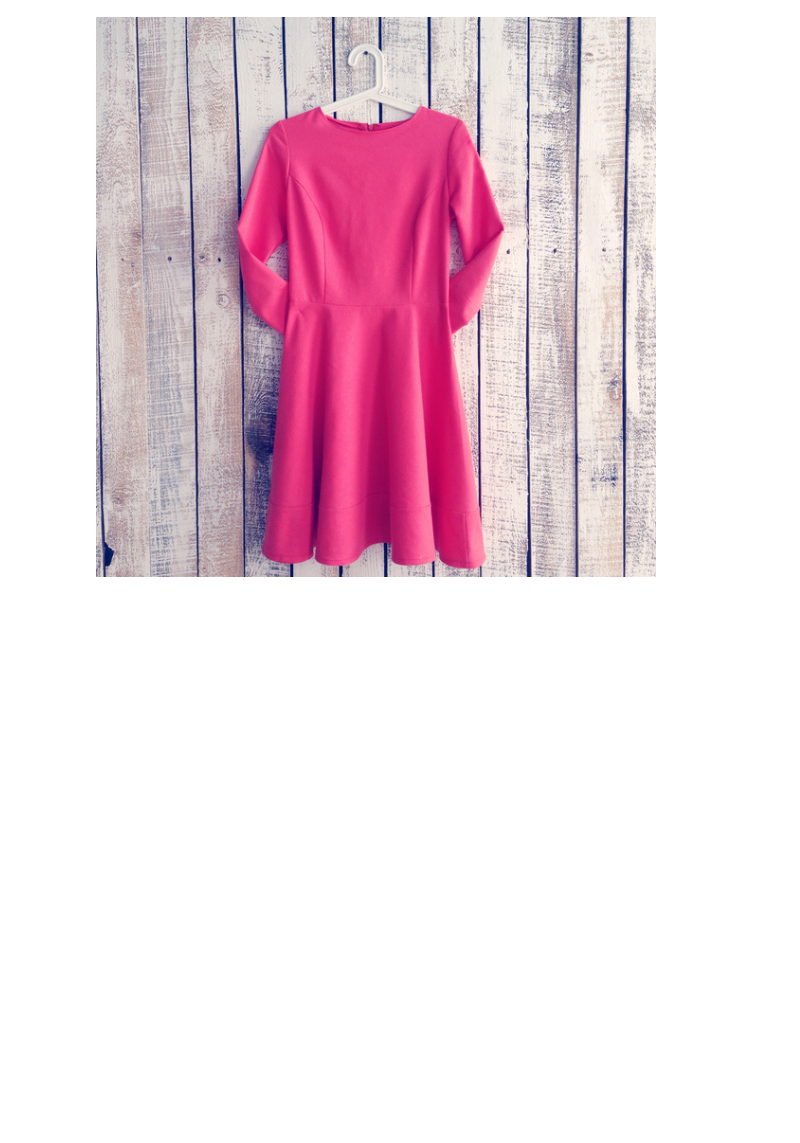
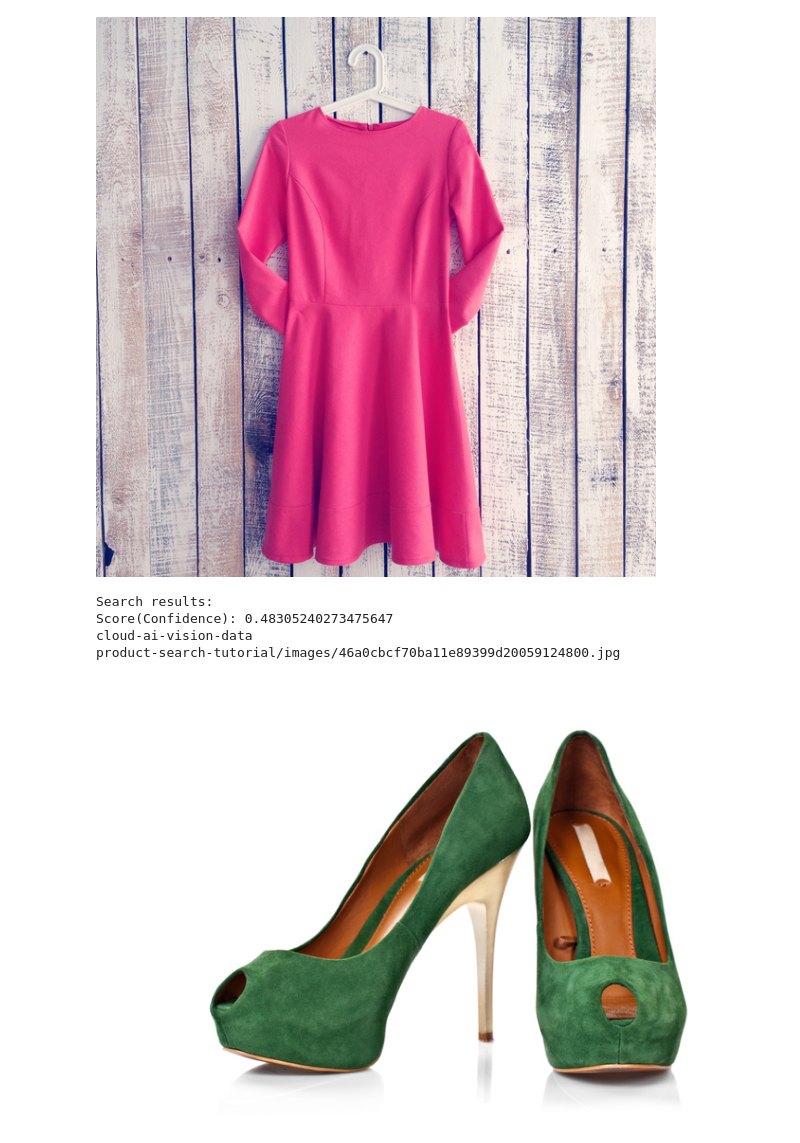
Before and after one commit to julietsvq/retailsearch, a Jupyter notebook: VisionProductSearch.ipynb, the cells around one changed output. Saved outputs shown, nothing was run; the diff lists cells and outputs as text; code cells hidden in the pictures; blank space fills up the shorter version.

Commit message:
Adding some sample calls for search and checking index time

```diff
--- a/VisionProductSearch.ipynb
+++ b/VisionProductSearch.ipynb
@@ -520,3 +520,11 @@ Score(Confidence): 0.28599244356155396
 cloud-ai-vision-data
 product-search-tutorial/images/4692c0e170ba11e892add20059124800.jpg
 [figure]
+# %%
+get_similar_products_uri_and_display("product_set0", "apparel-v2", "gs://testimages_jmoreiro/dresses/green_shoes.jpg", "style=women", 0.26)
+# %% [output]
+Search results:
+Score(Confidence): 0.48305240273475647
+cloud-ai-vision-data
+product-search-tutorial/images/46a0cbcf70ba11e89399d20059124800.jpg
+[figure, added]
```
Also changed, not shown: parts of 2 cells of this notebook.
